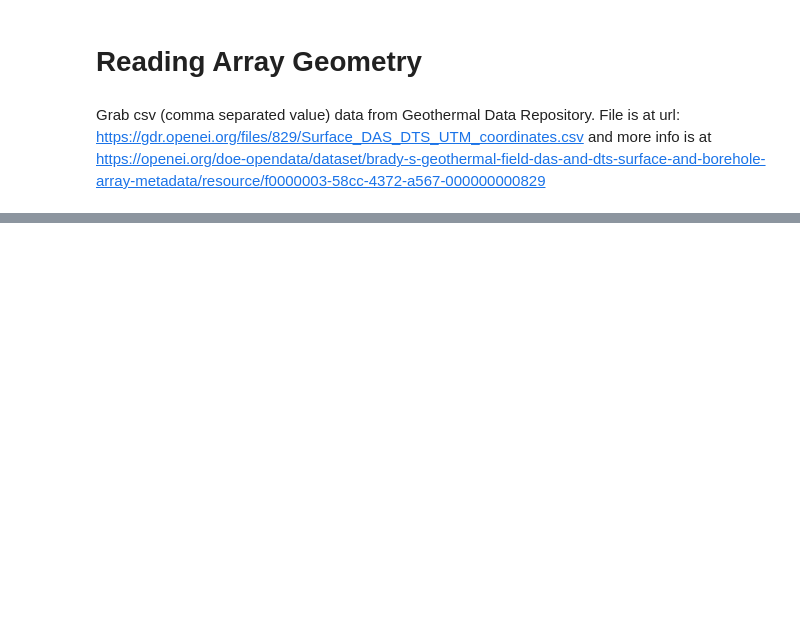
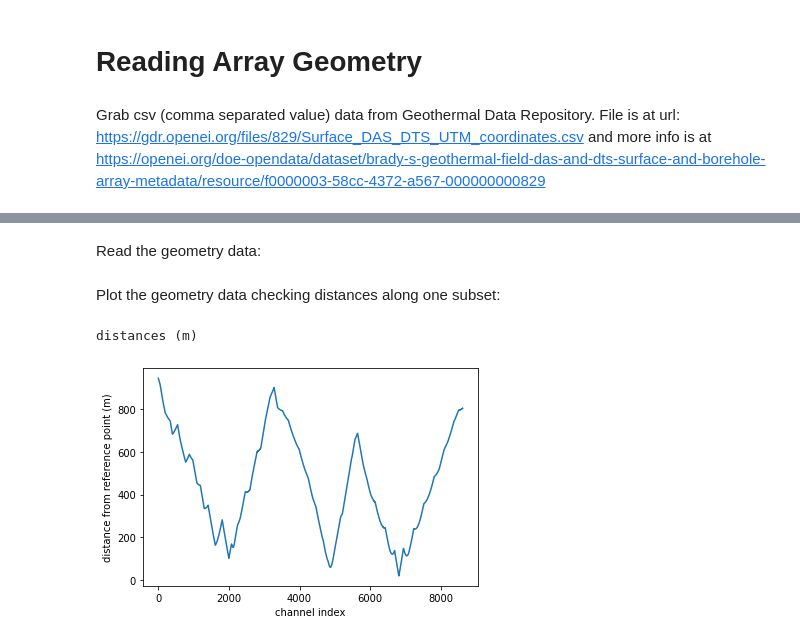
Before and after one commit to DAS-RCN/IntroToDASData, a Jupyter notebook: BradyHotSprings.ipynb, the cells around one changed output, grey strips where cells are left out. Cells and saved outputs as stored; diff of their text form; code cells hidden in the pictures; blank space fills up the shorter version.

```diff
--- a/BradyHotSprings.ipynb
+++ b/BradyHotSprings.ipynb
@@ -60,0 +62,37 @@ Surface_DAS_DTS_UTM 100%[===================>] 300.17K   746KB/s    in 0.4s
+# %% [markdown]
+Read the geometry data:
+# %%
+geomData = 'Surface_DAS_DTS_UTM_coordinates.csv'
+
+srcX = 328552.49 # ****don't hard code****
+srcY = 4408006.65 # ****don't hard code***
+
+minRow = 53 # ***don't hard code**
+maxRow = 8673  # ***dont't hard code***
+with open(geomData) as myFile:
+        myReader = csv.reader(myFile, delimiter=',')
+        nRows = maxRow - minRow + 1
+        ch = np.zeros(nRows,dtype=np.int)
+        x = np.zeros(nRows,dtype=np.float32)
+        y = np.zeros(nRows,dtype=np.float32)
+        myFile.seek(0)
+        rowCtr = 1
+        for row in myReader:
+                if((rowCtr >= minRow) and (rowCtr <= maxRow)):
+                        ch[rowCtr-minRow] = int(row[0])
+                        x[rowCtr-minRow] = float(row[1])
+                        y[rowCtr-minRow] = float(row[2])
+                rowCtr = rowCtr + 1
+# %% [markdown]
+Plot the geometry data checking distances along one subset:
+# %%
+distances = np.sqrt((x-srcX)**2 + (y-srcY)**2)
+print('distances (m)')
+import matplotlib.pyplot as plt
+plt.plot(distances)
+plt.xlabel("channel index")
+plt.ylabel("distance from reference point (m)")
+plt.show()
+# %% [output]
+distances (m)
+[figure, added]
```
Also changed, not shown: parts of 4 cells of this notebook.
